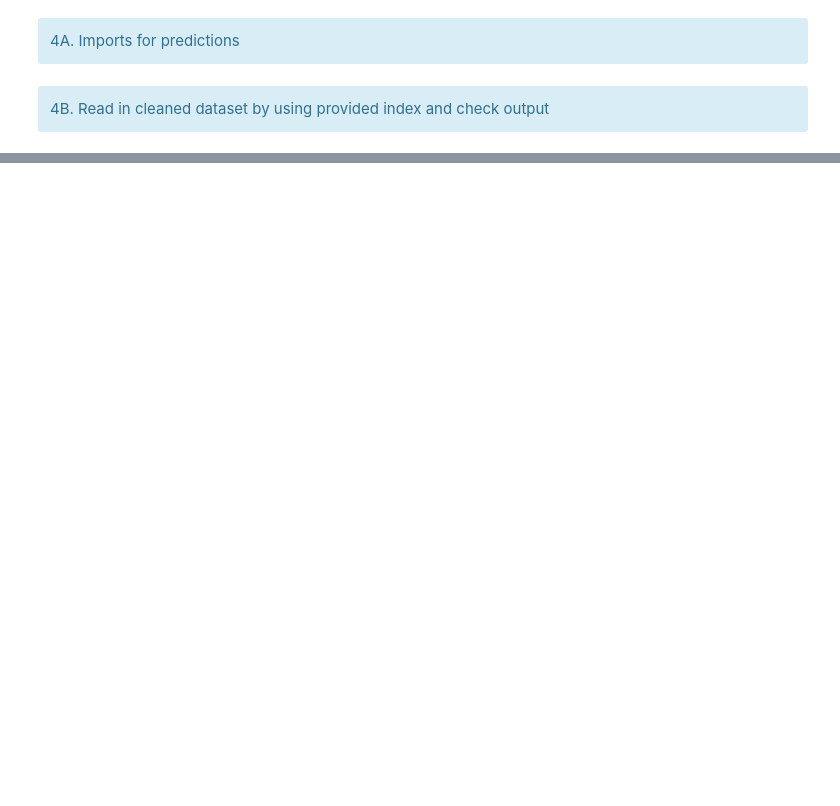
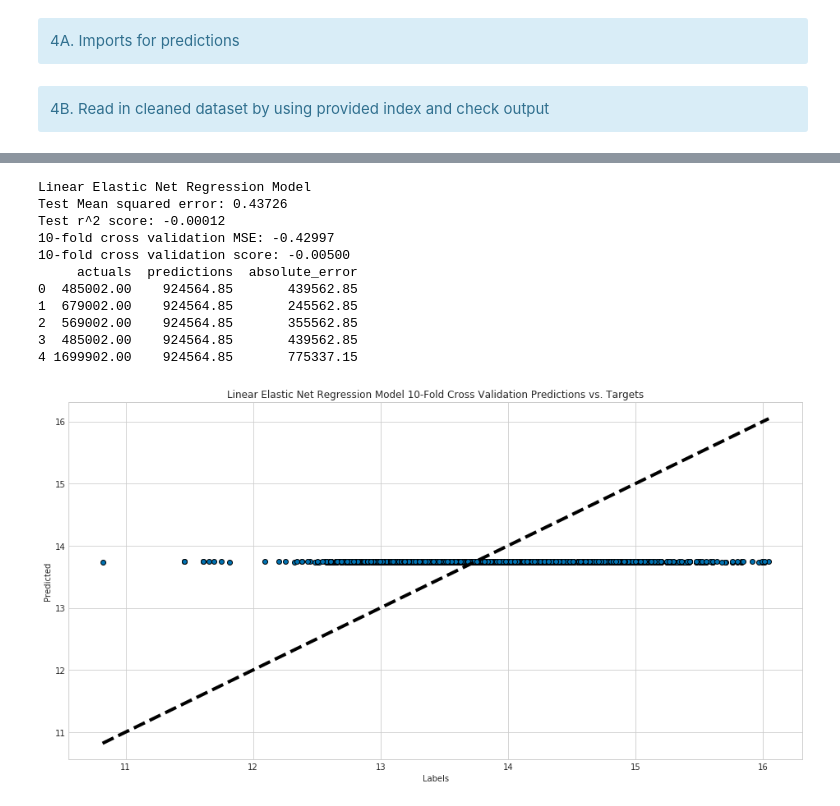
Before and after one commit to stevengarloklee/ckme136-toronto-housing-project, a Jupyter notebook: CKME136 - Capstone Project - Toronto Real Estate Listings - Step 4 - Predictions.ipynb, the cells around one changed output, grey strips where cells are left out. Drawn from its saved outputs; the diff is of its cells as text; code cells hidden in the pictures; blank space fills up the shorter version.

```diff
--- a/CKME136 - Capstone Project - Toronto Real Estate Listings - Step 4 - Predictions.ipynb
+++ b/CKME136 - Capstone Project - Toronto Real Estate Listings - Step 4 - Predictions.ipynb
@@ -221,0 +109,8 @@ plt.show()
+# %%
+# 2. Instantiate, train, and predict with linear elastic net regression model
+en = linear_model.ElasticNet(random_state=1)
+en.fit(train_features, train_labels)
+en_predictions = en.predict(test_features)
+en_predictions_train = en.predict(train_features)
+en_model_name = 'Linear Elastic Net Regression Model'
+print("Training is complete")
@@ -221,0 +231,18 @@ plt.show()
+# %%
+# Elastic Net Model Evaluation
+model_statistics(en_model_name, en, en_predictions, en_predictions_train)
+sample_labels_vs_predictions(en_predictions, 5)
+visualize_cross_validations(en_model_name, en)
+# %% [output]
+Linear Elastic Net Regression Model
+Test Mean squared error: 0.43726
+Test r^2 score: -0.00012
+10-fold cross validation MSE: -0.42997
+10-fold cross validation score: -0.00500
+     actuals  predictions  absolute_error
+0  485002.00    924564.85       439562.85
+1  679002.00    924564.85       245562.85
+2  569002.00    924564.85       355562.85
+3  485002.00    924564.85       439562.85
+4 1699902.00    924564.85       775337.15
+[figure, added]
```
Also changed, not shown: parts of 73 cells of this notebook.
